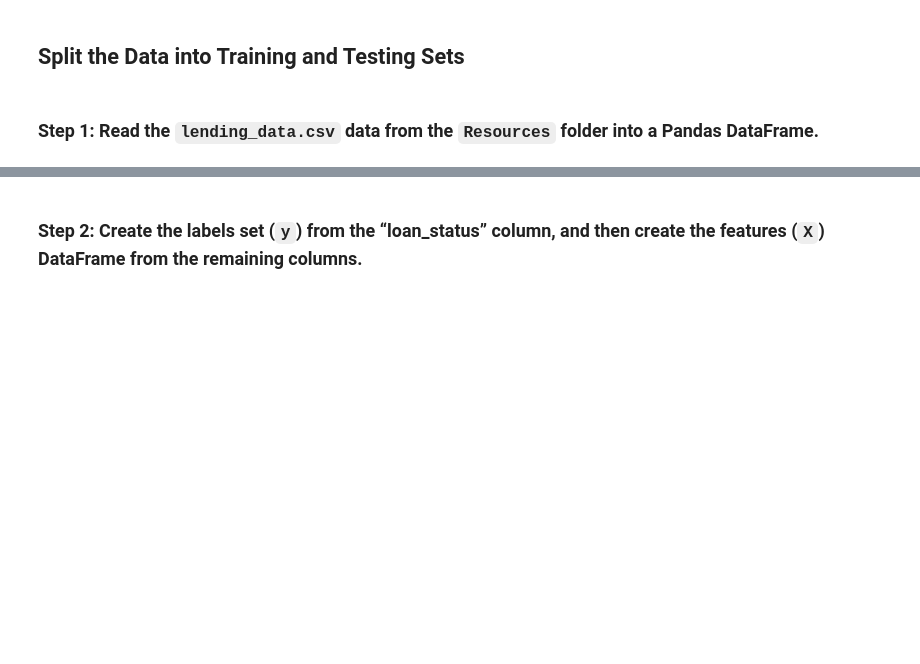
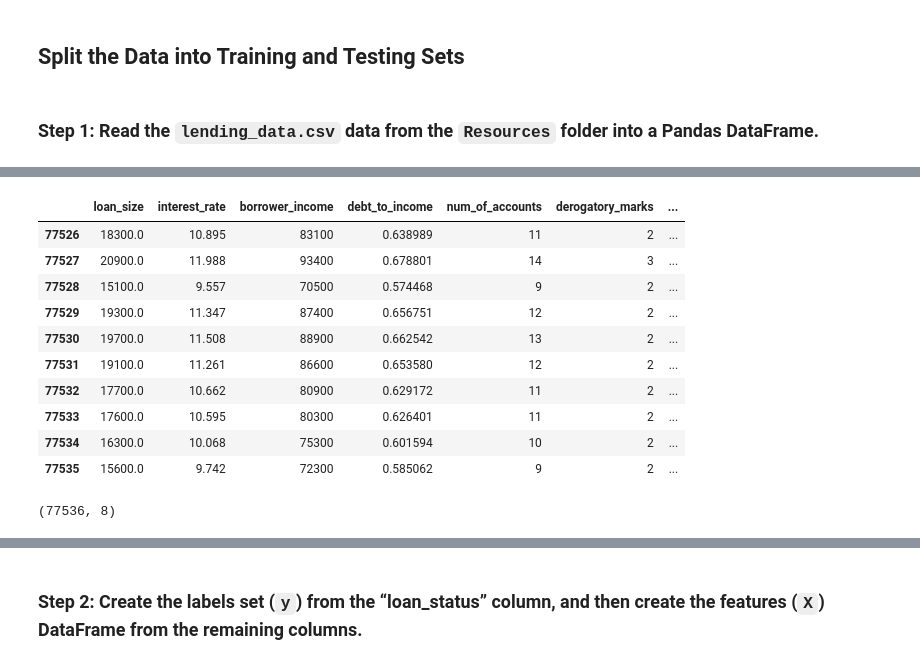
Before and after one commit to Jayplect/credit-risk-classification, a Jupyter notebook: credit_risk_classification.ipynb, the cells around one changed output, grey strips where cells are left out. Saved outputs shown, nothing was run; the diff lists cells and outputs as text; code cells hidden in the pictures; blank space fills up the shorter version.

```diff
--- a/credit_risk_classification.ipynb
+++ b/credit_risk_classification.ipynb
@@ -18,0 +32,20 @@ lending_data_df.head(10)
+# %%
+# Review the DataFrame- tail
+lending_data_df.tail(10)
+# %% [output]
+|  | loan_size | interest_rate | borrower_income | debt_to_income | num_of_accounts | derogatory_marks | ... |
+| 77526 | 18300.0 | 10.895 | 83100 | 0.638989 | 11 | 2 | ... |
+| 77527 | 20900.0 | 11.988 | 93400 | 0.678801 | 14 | 3 | ... |
+| 77528 | 15100.0 | 9.557 | 70500 | 0.574468 | 9 | 2 | ... |
+| 77529 | 19300.0 | 11.347 | 87400 | 0.656751 | 12 | 2 | ... |
+| 77530 | 19700.0 | 11.508 | 88900 | 0.662542 | 13 | 2 | ... |
+| 77531 | 19100.0 | 11.261 | 86600 | 0.653580 | 12 | 2 | ... |
+| 77532 | 17700.0 | 10.662 | 80900 | 0.629172 | 11 | 2 | ... |
+| 77533 | 17600.0 | 10.595 | 80300 | 0.626401 | 11 | 2 | ... |
+| 77534 | 16300.0 | 10.068 | 75300 | 0.601594 | 10 | 2 | ... |
+| 77535 | 15600.0 | 9.742 | 72300 | 0.585062 | 9 | 2 | ... |
+# %%
+# get the shape of the dataframe
+lending_data_df.shape
+# %% [output]
+(77536, 8)
```
Also changed, not shown: parts of 17 cells of this notebook.
